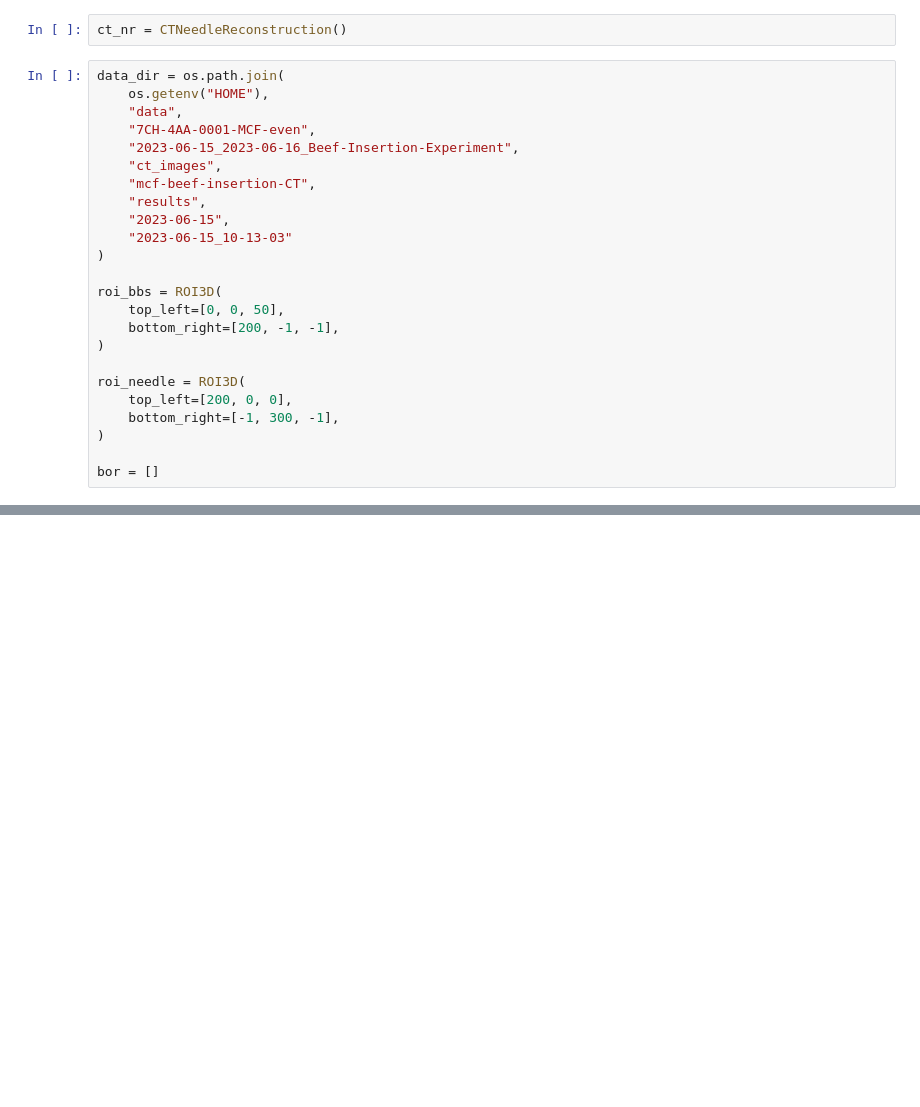
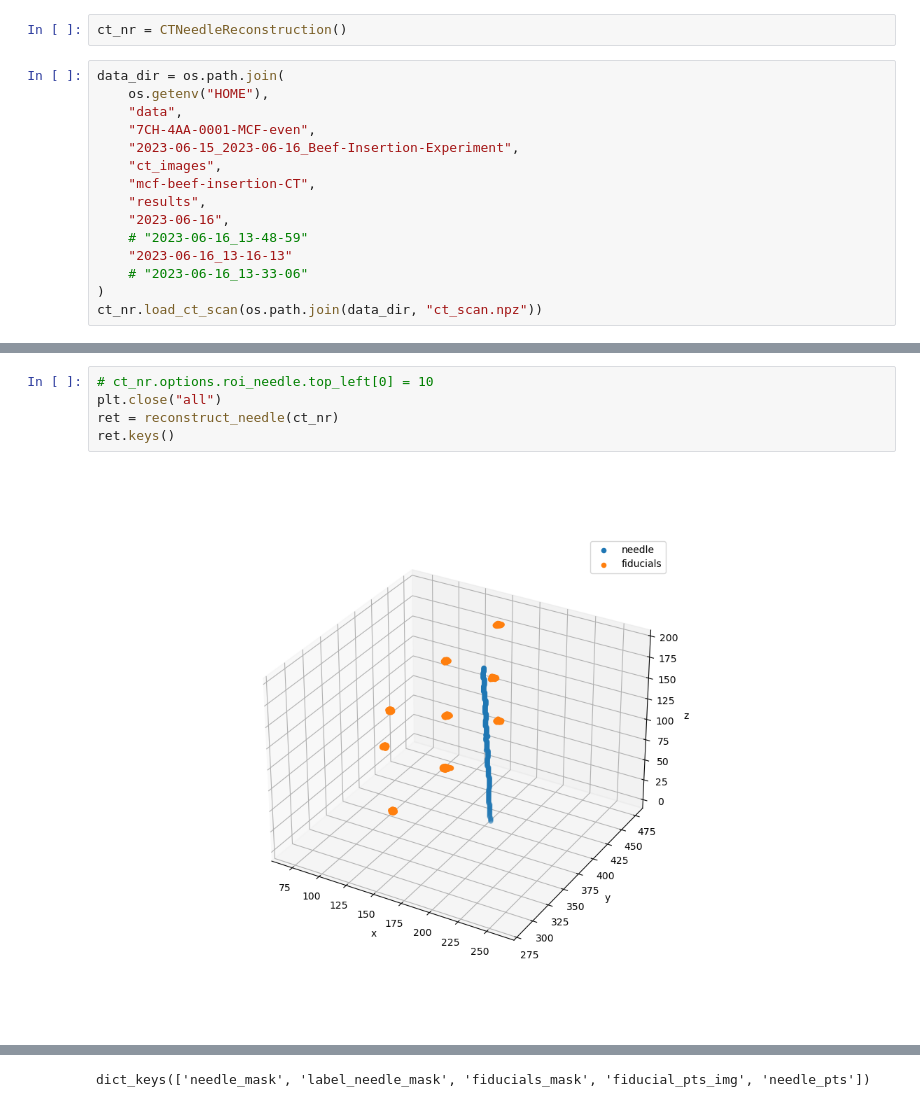
Before and after one commit to dlezcan1/AMIRo-cv, a Jupyter notebook: src/CTNeedleShape.ipynb, the cells around one changed output, grey strips where cells are left out. Saved outputs shown, nothing was run; the diff lists cells and outputs as text; blank space fills up the shorter version.

Commit message:
Updated CT needle reconstruction method

```diff
--- a/src/CTNeedleShape.ipynb
+++ b/src/CTNeedleShape.ipynb
@@ -32,18 +148,9 @@ data_dir = os.path.join(
     "ct_images",
     "mcf-beef-insertion-CT",
     "results",
-    "2023-06-15",
-    "2023-06-15_10-13-03"
+    "2023-06-16",
+    # "2023-06-16_13-48-59"
+    "2023-06-16_13-16-13"
+    # "2023-06-16_13-33-06"
 )
-
-roi_bbs = ROI3D(
-    top_left=[0, 0, 50],
-    bottom_right=[200, -1, -1],
-)
-
-roi_needle = ROI3D(
-    top_left=[200, 0, 0],
-    bottom_right=[-1, 300, -1],
-)
-
-bor = []
+ct_nr.load_ct_scan(os.path.join(data_dir, "ct_scan.npz"))
@@ -54,0 +215,7 @@ ct_nr.threshold
+# %%
+# ct_nr.options.roi_needle.top_left[0] = 10
+plt.close("all")
+ret = reconstruct_needle(ct_nr)
+ret.keys()
+# %% [output]
+[figure, added]
@@ -54,0 +223 @@ ct_nr.threshold
+dict_keys(['needle_mask', 'label_needle_mask', 'fiducials_mask', 'fiducial_pts_img', 'needle_pts'])
```
Also changed, not shown: parts of 20 cells of this notebook, 5 other files.
